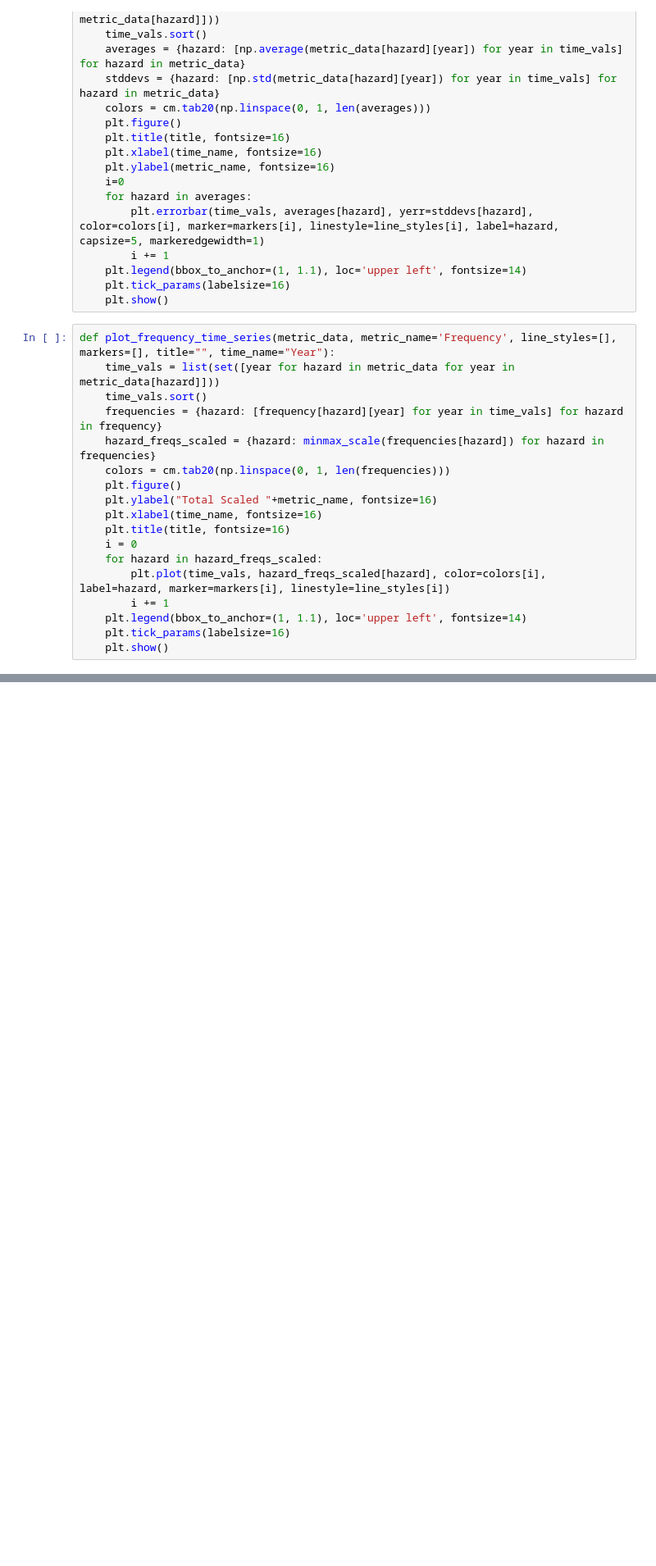
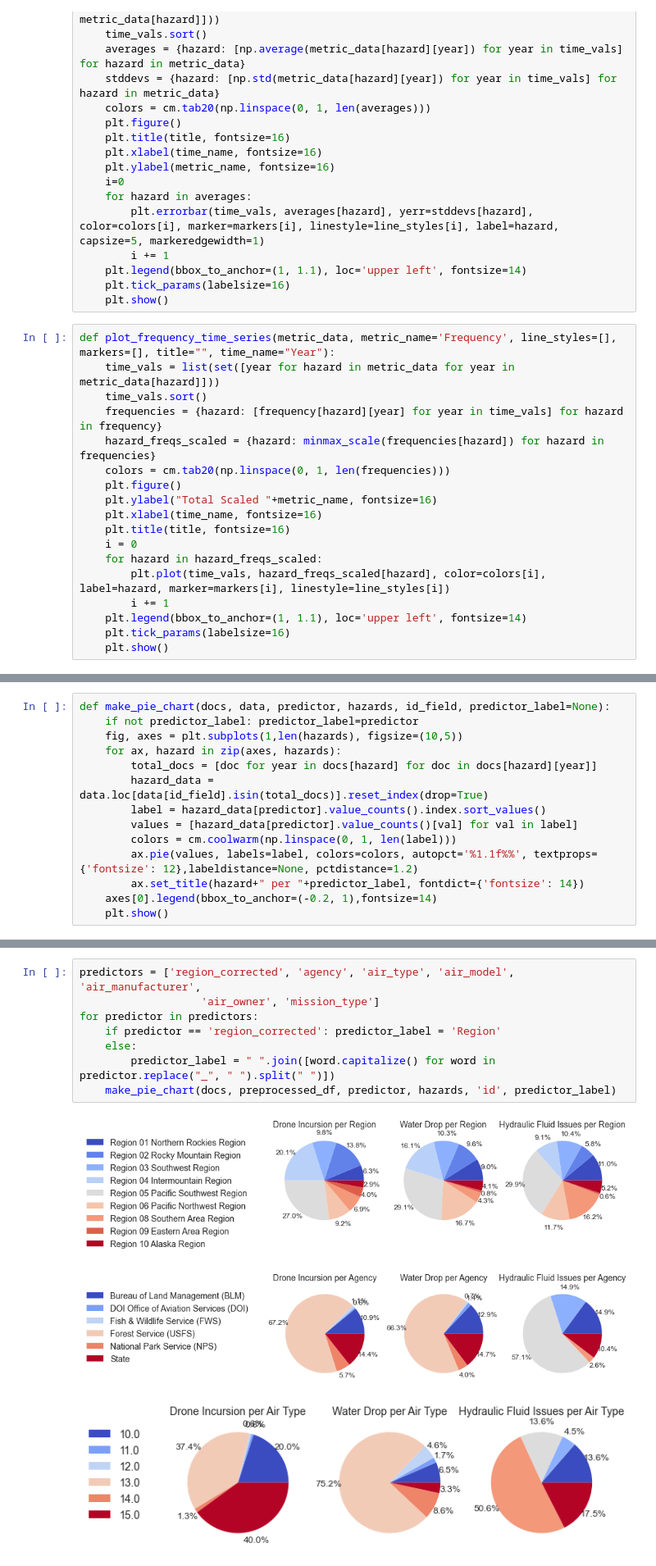
Before and after one commit to nasa/mika, a Jupyter notebook: notebooks/SAFECOM Trend Analysis.ipynb, the cells around one changed output, grey strips where cells are left out. Shown at 82% size. Drawn from its saved outputs; the diff is of its cells as text; blank space fills up the shorter version.

```diff
--- a/notebooks/SAFECOM Trend Analysis.ipynb
+++ b/notebooks/SAFECOM Trend Analysis.ipynb
@@ -208,0 +238,14 @@ plot_frequency_time_series(rates, metric_name='Rate', line_styles=line_styles, m
+# %%
+def make_pie_chart(docs, data, predictor, hazards, id_field, predictor_label=None):
+    if not predictor_label: predictor_label=predictor
+    fig, axes = plt.subplots(1,len(hazards), figsize=(10,5))
+    for ax, hazard in zip(axes, hazards):
+        total_docs = [doc for year in docs[hazard] for doc in docs[hazard][year]]
+        hazard_data = data.loc[data[id_field].isin(total_docs)].reset_index(drop=True)
+        label = hazard_data[predictor].value_counts().index.sort_values()
+        values = [hazard_data[predictor].value_counts()[val] for val in label]
+        colors = cm.coolwarm(np.linspace(0, 1, len(label)))
+        ax.pie(values, labels=label, colors=colors, autopct='%1.1f%%', textprops={'fontsize': 12},labeldistance=None, pctdistance=1.2)
+        ax.set_title(hazard+" per "+predictor_label, fontdict={'fontsize': 14})
+    axes[0].legend(bbox_to_anchor=(-0.2, 1),fontsize=14)
+    plt.show()
@@ -208,0 +268,12 @@ plot_frequency_time_series(rates, metric_name='Rate', line_styles=line_styles, m
+# %%
+predictors = ['region_corrected', 'agency', 'air_type', 'air_model', 'air_manufacturer',
+                   'air_owner', 'mission_type']
+for predictor in predictors:
+    if predictor == 'region_corrected': predictor_label = 'Region'
+    else:
+        predictor_label = " ".join([word.capitalize() for word in predictor.replace("_", " ").split(" ")])
+    make_pie_chart(docs, preprocessed_df, predictor, hazards, 'id', predictor_label)
+# %% [output]
+[figure, added]
+[figure, added]
+[figure, added]
```
Also changed, not shown: parts of 20 cells of this notebook.
